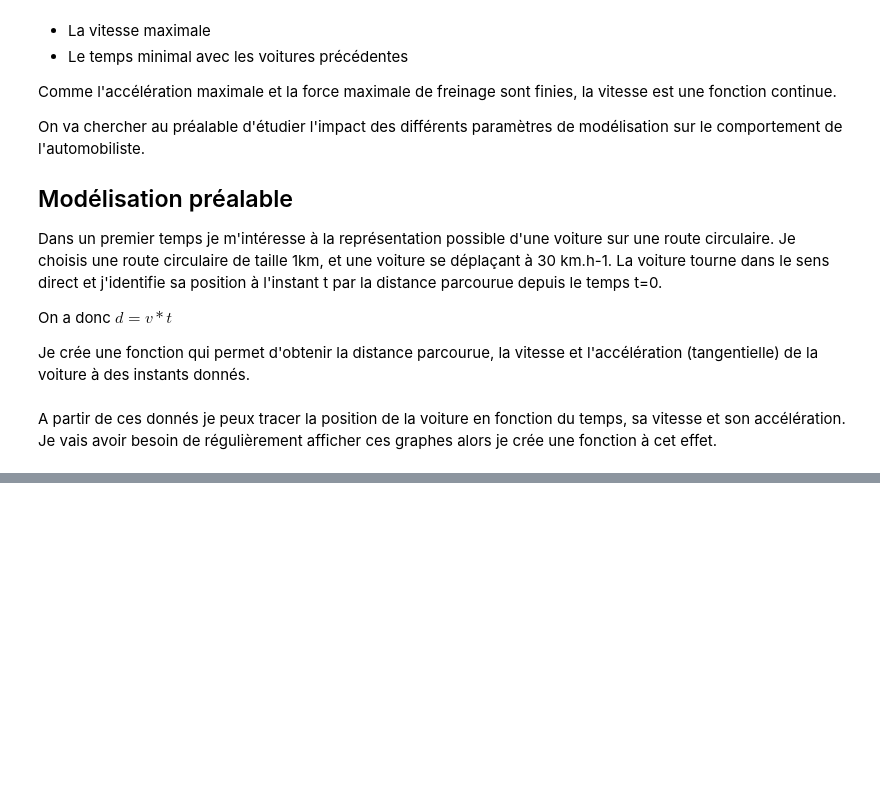
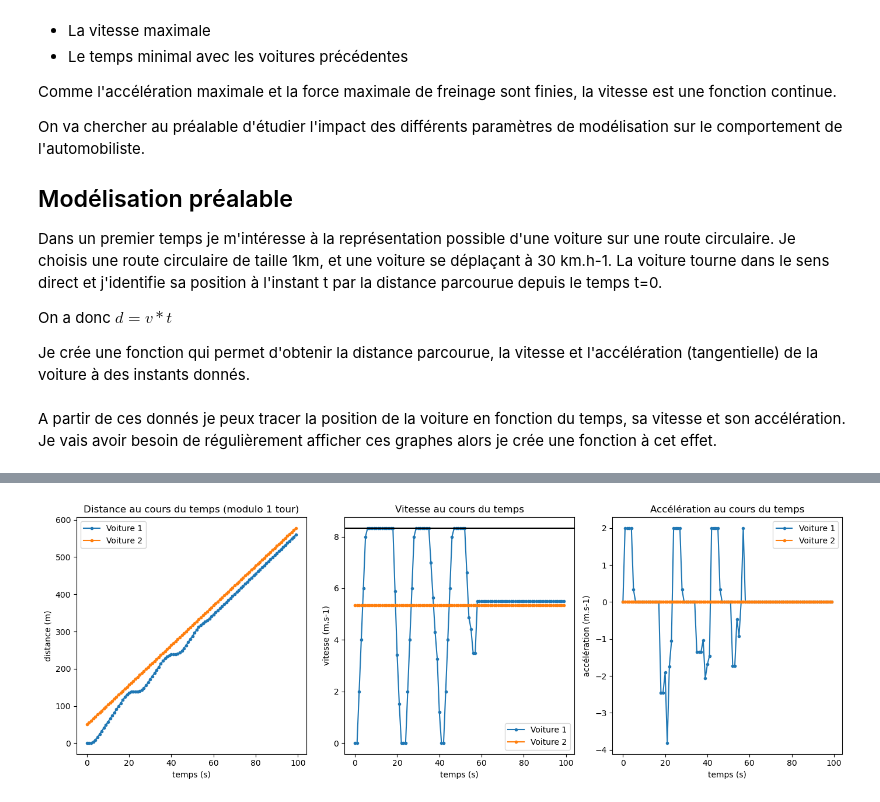
Before and after one commit to ThibautLavenant/phyMod_miniproject, a Jupyter notebook: MiniProject.ipynb, the cells around one changed output, grey strips where cells are left out. Drawn from its saved outputs; the diff is of its cells as text; code cells hidden in the pictures; blank space fills up the shorter version.

```diff
--- a/MiniProject.ipynb
+++ b/MiniProject.ipynb
@@ -390,0 +452,81 @@ A la pos 156.0 et vitese 0.0 on s'arrête en 0.0s soit 156.0m
+# %%
+def getCarKinematics(l_t):
+    '''Donne la position de la voiture à partir d'une liste d'instants (en secondes)'''
+    retVal = np.empty((3, len(l_t)))
+    pilotCar = np.empty((3, len(l_t)))
+
+    # Conditions initiales
+    retVal[0, 0] = 0
+    retVal[1, 0] = 0
+    pilotCar[0, 0] = 50
+    pilotCar[1, :] = _maxSpeed - 3
+    pilotCar[2, :] = 0
+
+    # Cette fois on utilise une approche instant par instant pour que la voiture puisse réagir à la situation
+    for i in range(len(l_t)) :
+        #print(f"t = {i}")
+        delta_t = l_t[i] - l_t[i-1]
+
+        if (i > 0) :
+            retVal[1, i] = max(retVal[1, i-1] + retVal[2, i-1] * delta_t, 0)
+            retVal[0, i] = retVal[0, i-1] + (retVal[1, i] + retVal[1, i-1]) * delta_t / 2
+            pilotCar[1, i] = max(pilotCar[1, i-1] + pilotCar[2, i-1] * delta_t, 0)
+            pilotCar[0, i] = pilotCar[0, i-1] + (pilotCar[1, i] + pilotCar[1, i-1]) * delta_t / 2
+
+        # On récupère la force de freinage dues aux obstacles
+        breakingForce = getBreakingForce(delta_t, pilotCar[0, i] - retVal[0, i] - 20, pilotCar[1, i] - retVal[1, i])
+        if (breakingForce > 0) :
+            # On freine à cause d'un obstacle
+            retVal[2, i] = -breakingForce
+        elif (retVal[1, i] < _maxSpeed) :
+            # On calcule l'accéléretion voulue pour atteindre la vitesse cible en un intervalle de temps
+            retVal[2, i] = getAccelForce(delta_t, pilotCar[0, i] - retVal[0, i] - 20, retVal[1, i])
+        elif (retVal[1, i-1] > _maxSpeed) :
+            retVal[2, i] = -_breakMin
+        else :
+            retVal[2, i] = 0
+        #print(f"\tp = {retVal[0, i]:.2f} v = {retVal[1, i]:.2f} accel = {retVal[2, i]:.2f}")
+    return (retVal, pilotCar)
+
+def showCarKinematics(np_carKinematics1, np_carKinematics2):
+    # configuration de la grille de plots
+    fig, axs = plt.subplots(1, 3, figsize=(14, 5))
+
+    axs[0].plot(np_times, np_carKinematics1[0, :], '.-', label="Voiture 1")
+    axs[0].plot(np_times, np_carKinematics2[0, :], '.-', label="Voiture 2")
+    axs[0].set_title('Distance au cours du temps (modulo 1 tour)')
+    axs[0].set_xlabel('temps (s)')
+    axs[0].set_ylabel('distance (m)')
+    axs[0].legend()
+
+    axs[1].plot(np_times, np_carKinematics1[1, :], '.-', label="Voiture 1")
+    axs[1].plot(np_times, np_carKinematics2[1, :], '.-', label="Voiture 2")
+    axs[1].set_title('Vitesse au cours du temps')
+    axs[1].set_xlabel('temps (s)')
+    axs[1].set_ylabel('vitesse (m.s-1)')
+    axs[1].axhline(_maxSpeed, color='black')
+    axs[1].legend()
+
+    axs[2].plot(np_times, np_carKinematics1[2, :], '.-', label="Voiture 1")
+    axs[2].plot(np_times, np_carKinematics2[2, :], '.-', label="Voiture 2")
+    axs[2].set_title('Accélération au cours du temps')
+    axs[2].set_xlabel('temps (s)')
+    axs[2].set_ylabel('accélération (m.s-1)')
+    axs[2].legend()
+
+    plt.tight_layout(w_pad=1, h_pad=1)
+    plt.show()
+
+# On affiche la nouvelle cinématique
+np_times = np.arange(0, 100, 1) # en secondes
+(np_carKinematics1, np_carKinematics2) = getCarKinematics(np_times)
+showCarKinematics(np_carKinematics1, np_carKinematics2)
+
+# On affiche la distance séparant les 2 voitures
+plt.plot(np_times, np_carKinematics2[0, :] - np_carKinematics1[0, :])
+plt.title("Distance entre les 2 voitures")
+plt.xlabel('temps (s)')
+plt.ylabel('distance (m)')
+plt.show()
+# %% [output]
+[figure, added]
```
Also changed, not shown: parts of 9 cells of this notebook, 1 other file.
